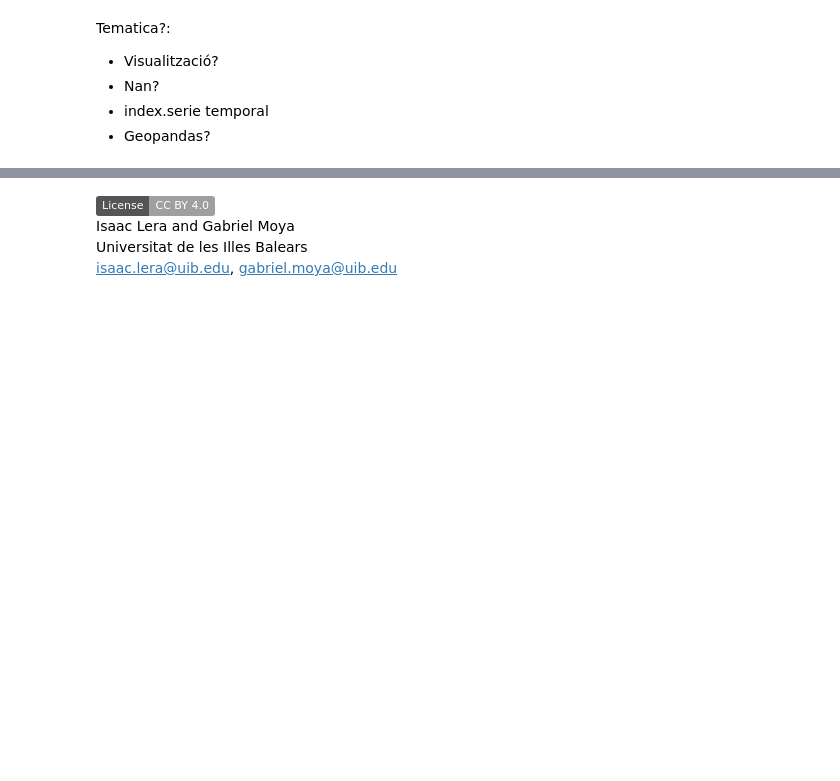
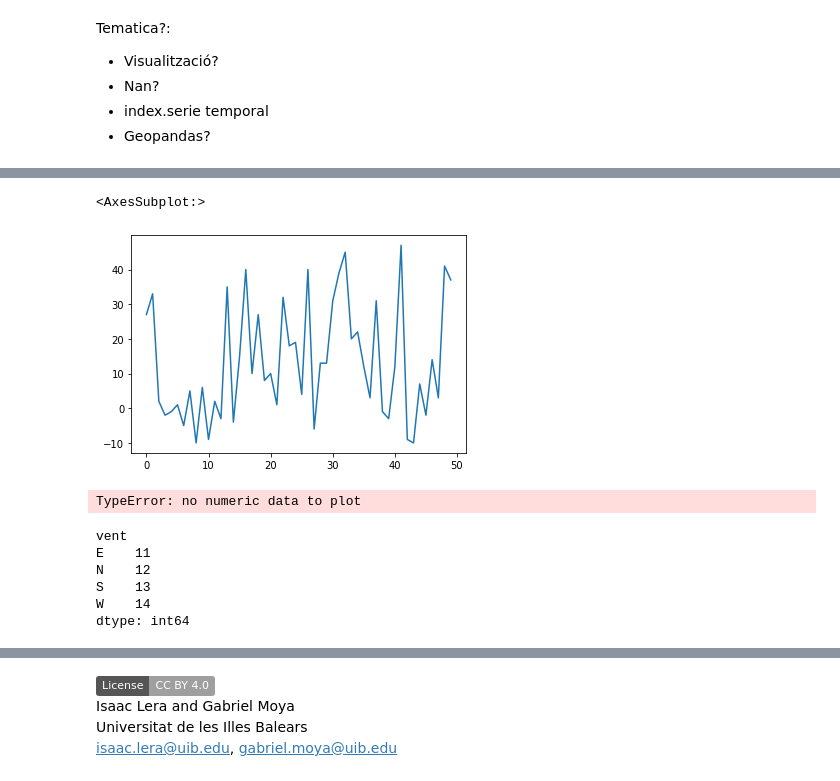
Before and after one commit to wisaaco/TallerPythonFEE, a Jupyter notebook: lessons/5/5_PandasVisualitzacions.ipynb, the cells around one changed output, grey strips where cells are left out. Saved outputs shown, nothing was run; the diff lists cells and outputs as text; code cells hidden in the pictures; badges without logos; blank space fills up the shorter version.

```diff
--- a/lessons/5/5_PandasVisualitzacions.ipynb
+++ b/lessons/5/5_PandasVisualitzacions.ipynb
@@ -26,0 +58,18 @@ print(data[:5])
+# %%
+df.temperatura.plot() # Quines difèrencies a les dos gràfiques n'hi ha entre un dataframe i una sèrie?
+# %% [output]
+<AxesSubplot:>
+[figure, added]
+# %%
+df.vent.plot()
+# %% [output]
+TypeError: no numeric data to plot
+# %%
+df.groupby(["vent"]).size()
+# %% [output]
+vent
+E    11
+N    12
+S    13
+W    14
+dtype: int64
```
Also changed, not shown: parts of 19 cells of this notebook, 2 other files.
